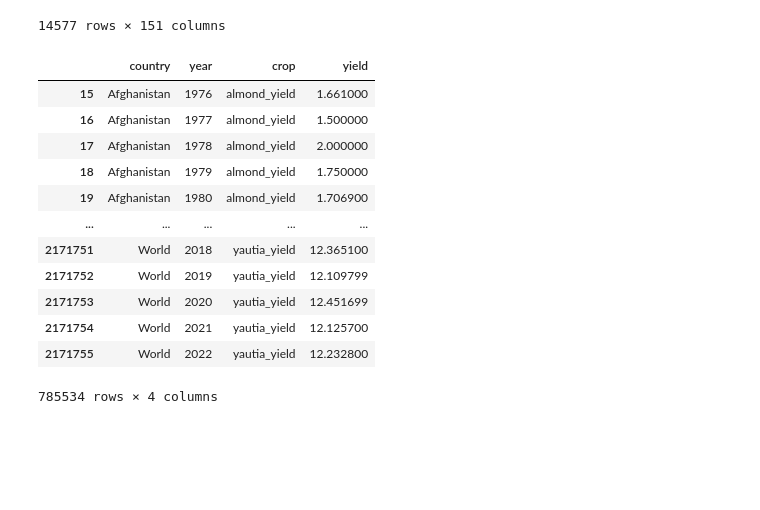
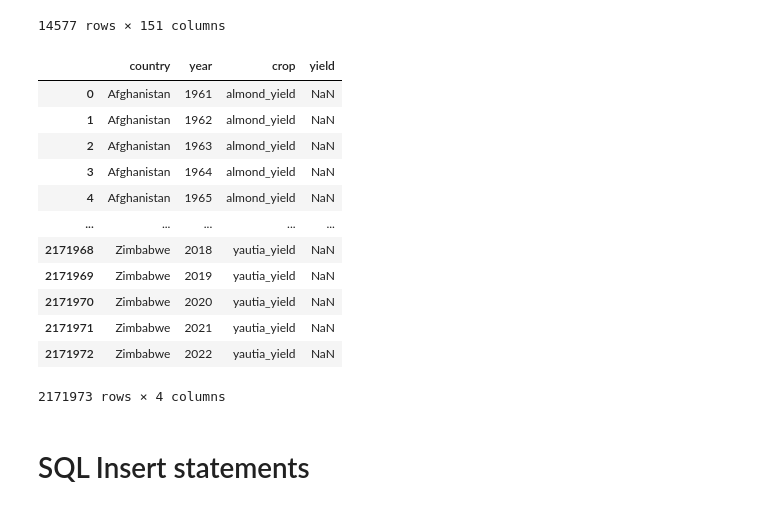
Before and after one commit to nikhil4424/dotnet_datavis_webapp, a Jupyter notebook: database/dataset_preparation.ipynb, the cells around one changed output. Cells and saved outputs as stored; diff of their text form; code cells hidden in the pictures; blank space fills up the shorter version.

Commit message:
data insertion WIP

```diff
--- a/database/dataset_preparation.ipynb
+++ b/database/dataset_preparation.ipynb
@@ -76,21 +76,25 @@ df_crops
 # %%
 saveCsv = False
 df_crops_melted = df_crops.melt(id_vars=["country", "year"], var_name="crop", value_name="yield")
+# df_crops_melted["crop"].apply(lambda x: x[:-6])
 
 if saveCsv:
     df_crops_melted.to_csv("../crop_yields_melted.csv")
-df_crops_melted[df_crops_melted["yield"].notna()]
+
+df_crops_melted
 # %% [output]
 |  | country | year | crop | yield |
-| 15 | Afghanistan | 1976 | almond_yield | 1.661000 |
-| 16 | Afghanistan | 1977 | almond_yield | 1.500000 |
-| 17 | Afghanistan | 1978 | almond_yield | 2.000000 |
-| 18 | Afghanistan | 1979 | almond_yield | 1.750000 |
-| 19 | Afghanistan | 1980 | almond_yield | 1.706900 |
+| 0 | Afghanistan | 1961 | almond_yield | NaN |
+| 1 | Afghanistan | 1962 | almond_yield | NaN |
+| 2 | Afghanistan | 1963 | almond_yield | NaN |
+| 3 | Afghanistan | 1964 | almond_yield | NaN |
+| 4 | Afghanistan | 1965 | almond_yield | NaN |
 | ... | ... | ... | ... | ... |
-| 2171751 | World | 2018 | yautia_yield | 12.365100 |
-| 2171752 | World | 2019 | yautia_yield | 12.109799 |
-| 2171753 | World | 2020 | yautia_yield | 12.451699 |
-| 2171754 | World | 2021 | yautia_yield | 12.125700 |
-| 2171755 | World | 2022 | yautia_yield | 12.232800 |
+| 2171968 | Zimbabwe | 2018 | yautia_yield | NaN |
+| 2171969 | Zimbabwe | 2019 | yautia_yield | NaN |
+| 2171970 | Zimbabwe | 2020 | yautia_yield | NaN |
+| 2171971 | Zimbabwe | 2021 | yautia_yield | NaN |
+| 2171972 | Zimbabwe | 2022 | yautia_yield | NaN |
-785534 rows × 4 columns
+2171973 rows × 4 columns
+# %% [markdown]
+# SQL Insert statements
```
Also changed, not shown: parts of 4 cells of this notebook, 1 other file.
